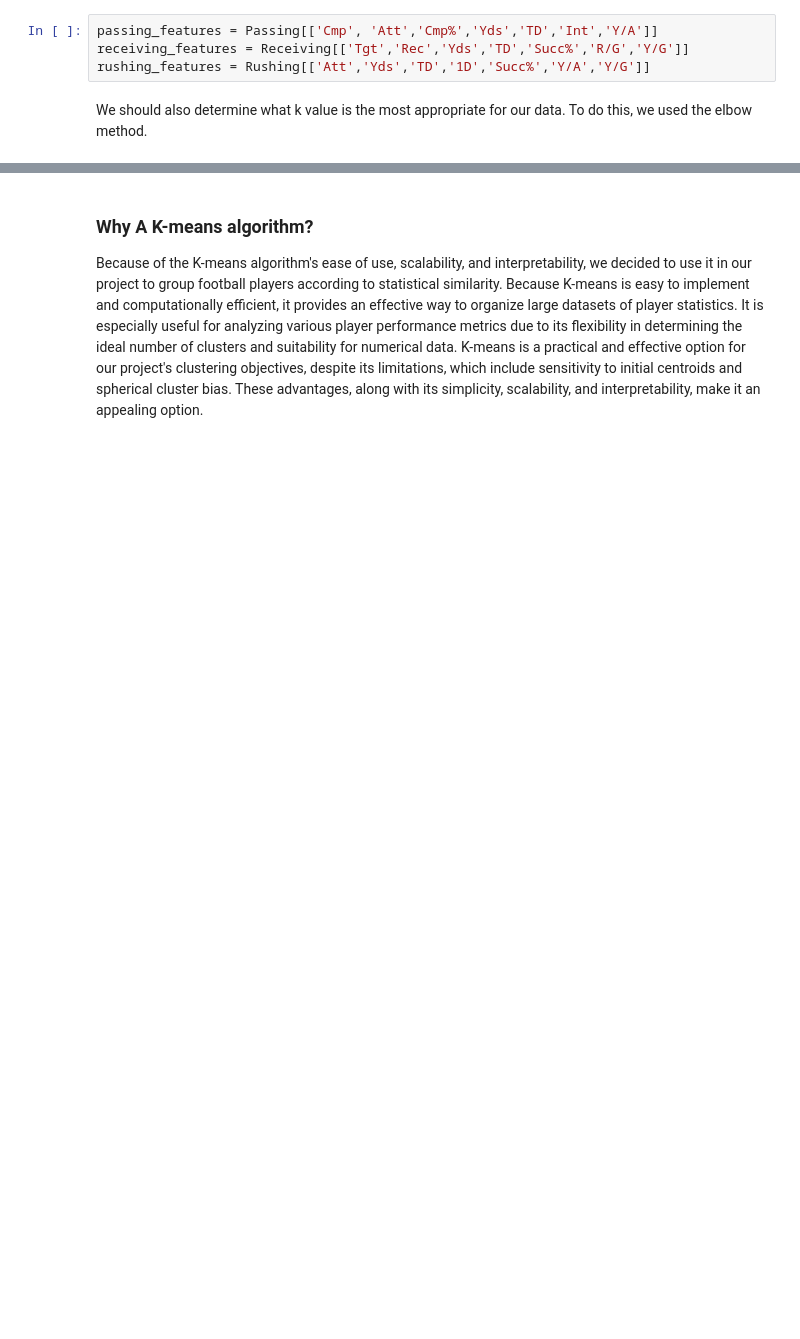
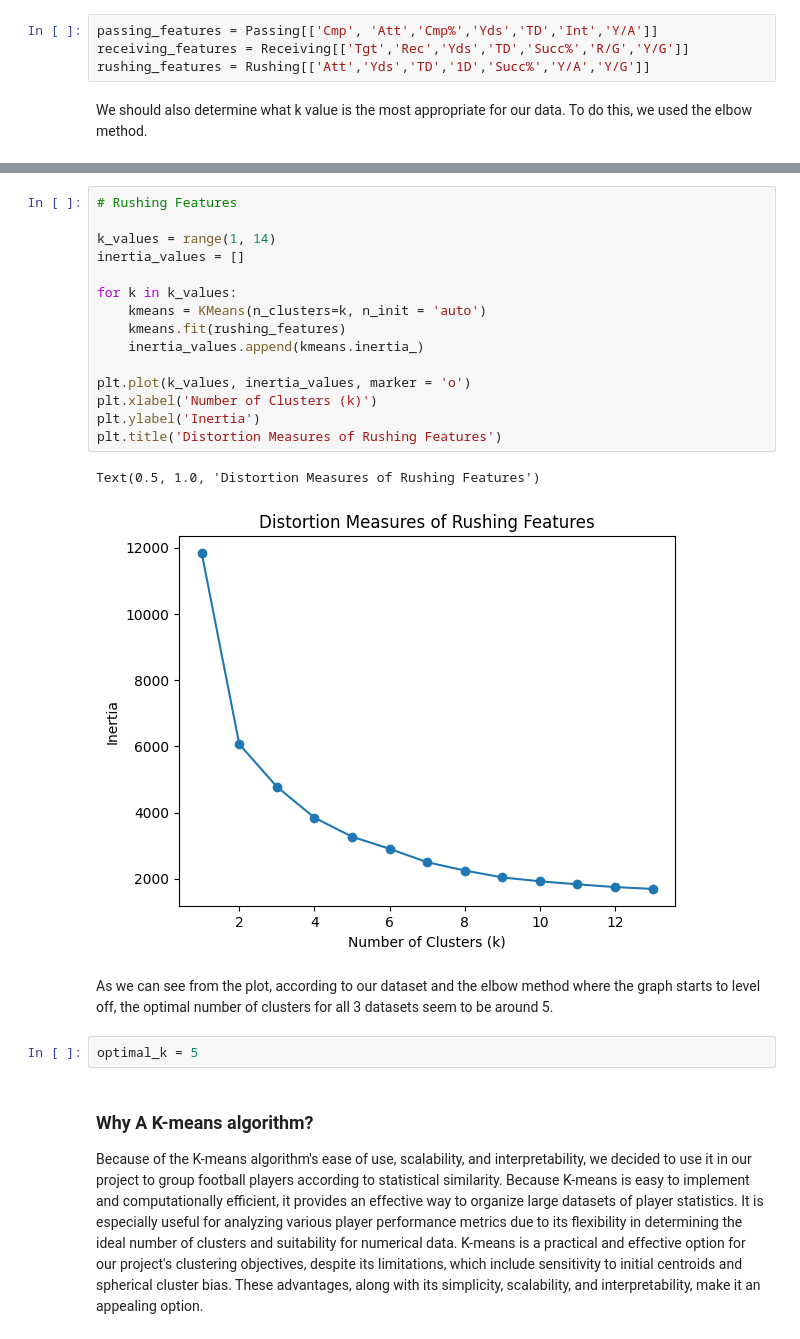
Before and after one commit to vpphan/group_template, a Jupyter notebook: FinalProject_groupXXX.ipynb, the cells around one changed output, grey strips where cells are left out. Cells and saved outputs as stored; diff of their text form; blank space fills up the shorter version.

```diff
--- a/FinalProject_groupXXX.ipynb
+++ b/FinalProject_groupXXX.ipynb
@@ -127,3 +167,25 @@ As we can see from the plot, the best k value for our dataset would be 10.
+# %%
+# Rushing Features
+
+k_values = range(1, 14)
+inertia_values = []
+
+for k in k_values:
+    kmeans = KMeans(n_clusters=k, n_init = 'auto')
+    kmeans.fit(rushing_features)
+    inertia_values.append(kmeans.inertia_)
+
+plt.plot(k_values, inertia_values, marker = 'o')
+plt.xlabel('Number of Clusters (k)')
+plt.ylabel('Inertia')
+plt.title('Distortion Measures of Rushing Features')
+# %% [output]
+Text(0.5, 1.0, 'Distortion Measures of Rushing Features')
+[figure, added]
+# %% [markdown]
+As we can see from the plot, according to our dataset and the elbow method where the graph starts to level off, the optimal number of clusters for all 3 datasets seem to be around 5.
+# %%
+optimal_k = 5
 # %% [markdown]
 ### Why A K-means algorithm?
 
```
Also changed, not shown: parts of 23 cells of this notebook.
